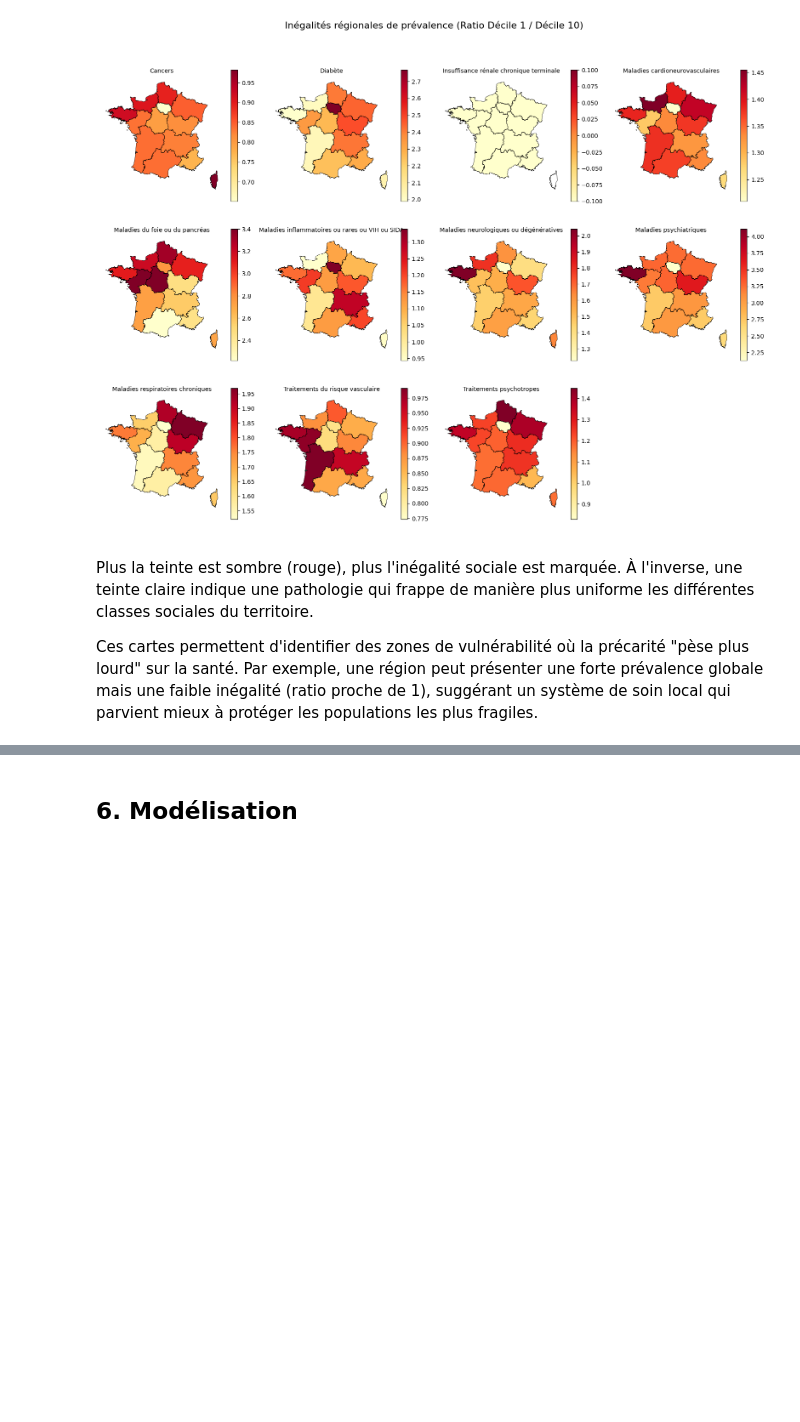
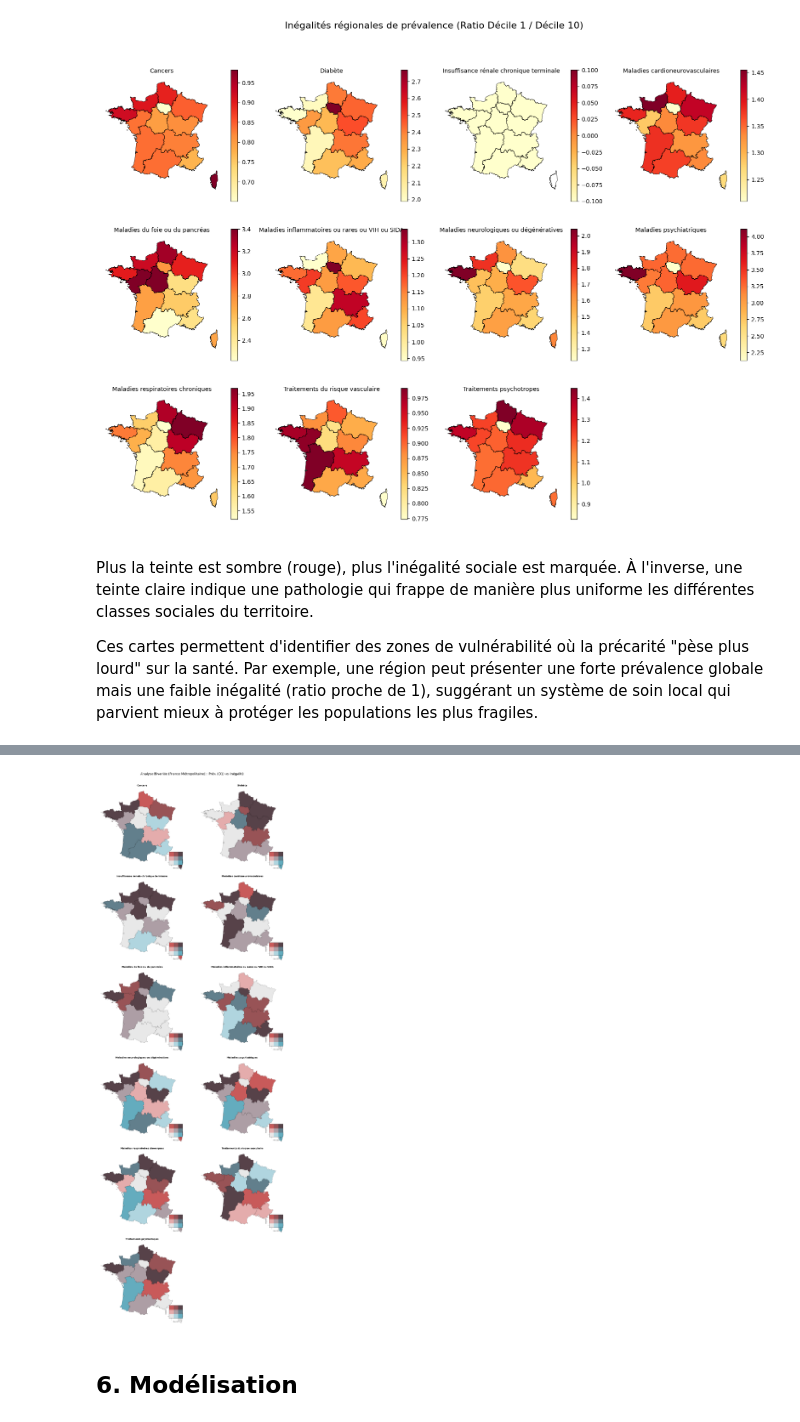
Before and after one commit to clemence-pinsard/projet_python_pour_datascience, a Jupyter notebook: main.ipynb, the cells around one changed output, grey strips where cells are left out. Drawn from its saved outputs; the diff is of its cells as text; code cells hidden in the pictures; blank space fills up the shorter version.

Commit message:
carte bivariée 2

```diff
--- a/main.ipynb
+++ b/main.ipynb
@@ -883,3 +828,76 @@ create_bivariate_map(
+# %%
+
+def plot_bivariate_metropole(geodf, var1, var2, label_x, label_y):
+    # 1. Filtrage pour ne garder que la Métropole
+    # On exclut les codes régions de l'Outre-mer (971, 972, 973, 974, 976)
+    codes_drom = ['01', '02', '03', '04', '06', '971', '972', '973', '974', '976']
+    geodf_metropole = geodf[~geodf['code'].isin(codes_drom)].copy()
+
+    pathologies = geodf_metropole['catLib'].unique()
+
+    # Paramètres de la grille
+    n_cols = 2
+    n_rows = (len(pathologies) + n_cols - 1) // n_cols
+
+    fig, axes = plt.subplots(n_rows, n_cols, figsize=(18, 8 * n_rows))
+    axes = axes.flatten()
+
+    bi_colors = [
+        "#e8e8e8", "#b0d5df", "#64acbe", # y=0 (Bas)
+        "#e4acac", "#ad9ea5", "#627f8c", # y=1 (Moyen)
+        "#c85a5a", "#985356", "#574249"  # y=2 (Haut)
+    ]
+    cmap_bi = mcolors.ListedColormap(bi_colors)
+
+    for i, patho in enumerate(pathologies):
+        ax = axes[i]
+        temp_df = geodf_metropole[geodf_metropole['catLib'] == patho].copy()
+
+        if len(temp_df) < 3:
+            ax.axis('off')
+            continue
+
+        # Calcul des terciles
+        temp_df['x_cat'] = pd.qcut(temp_df[var1].rank(method='first'), 3, labels=[0, 1, 2])
+        temp_df['y_cat'] = pd.qcut(temp_df[var2].rank(method='first'), 3, labels=[0, 1, 2])
+        temp_df['bi_class'] = temp_df['x_cat'].astype(int) + temp_df['y_cat'].astype(int) * 3
+
+        # Tracé de la carte
+        temp_df.plot(column='bi_class', cmap=cmap_bi, ax=ax, edgecolor='black', linewidth=0.3)
+        ax.set_title(patho, fontsize=14, fontweight='bold')
+        ax.axis('off')
+
+        # Légende miniature
+        ax_leg = ax.inset_axes([0.80, 0.1, 0.15, 0.15])
+        for y in range(3):
+            for x in range(3):
+                ax_leg.add_patch(plt.Rectangle((x, y), 1, 1, color=bi_colors[x + y*3]))
+
+        ax_leg.set_xlim(0, 3); ax_leg.set_ylim(0, 3)
+        ax_leg.set_xticks([0.5, 2.5]); ax_leg.set_yticks([0.5, 2.5])
+        ax_leg.set_xticklabels(['-', '+'], fontsize=7)
+        ax_leg.set_yticklabels(['-', '+'], fontsize=7)
+        ax_leg.set_xlabel(label_x, fontsize=7)
+        ax_leg.set_ylabel(label_y, fontsize=7)
+
+    for j in range(i + 1, len(axes)):
+        axes[j].axis('off')
+
+    plt.suptitle(f"Analyse Bivariée (France Métropolitaine) : {label_x} vs {label_y}", fontsize=20, y=1.01)
+    plt.tight_layout()
+    plt.show()
+
+# Utilisation
+# Assure-toi que map_data contient une colonne 'code' pour les régions
+plot_bivariate_metropole(
+    map_data,
+    '1',                # Prévalence D1
+    'ratio_D1_D10',     # Inégalité
+    "Prév. (D1)",
+    "Inégalité"
+)
+# %% [output]
+[figure, added]
 # %% [markdown]
 ## 6. Modélisation
 # %% [markdown]
```
Also changed, not shown: parts of 2 cells of this notebook, 1 other file.
